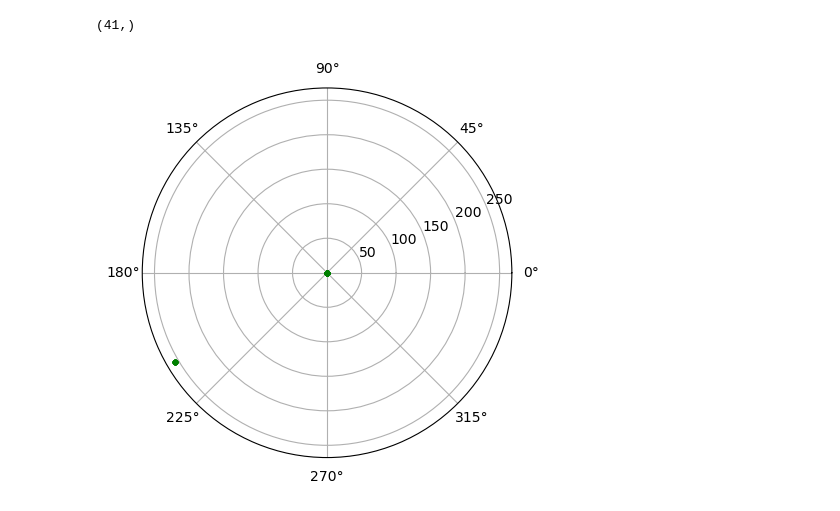
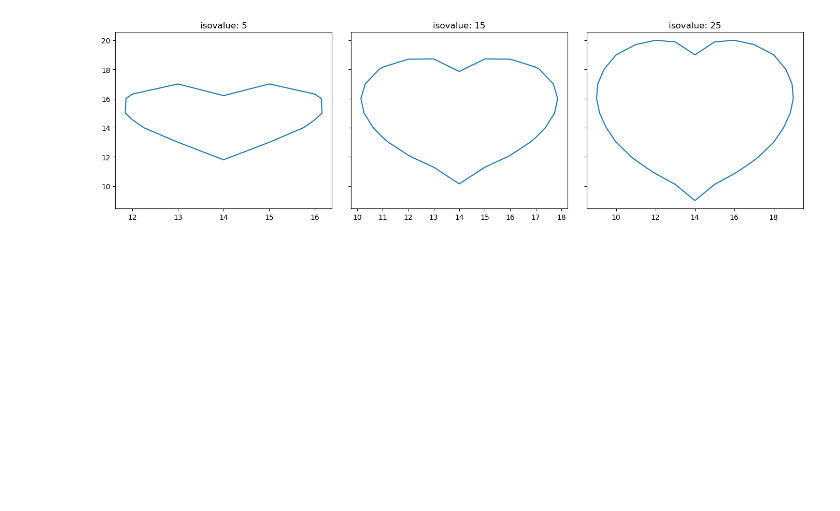
Before and after one commit to DinisDimitris/Marching-Squares-Synthesis, a Jupyter notebook: DataGenerator.ipynb, the cells around one changed output. Saved outputs shown, nothing was run; the diff lists cells and outputs as text; code cells hidden in the pictures; blank space fills up the shorter version.

```diff
--- a/DataGenerator.ipynb
+++ b/DataGenerator.ipynb
@@ -168,21 +173,24 @@ df, dy = gen_uniform_dataset(1000, 0)
 contours_as_images = gen_images_from_contours(df, external_save=False)
 np.savez("dataset/shape_data" + ".npz", contours = contours_as_images, labels = dy)
 # %%
-df[-1][0].shape
+heart = get_implicit_cords("heart")
+
+
+iso = [5, 15, 25]
+
+f, ax = plt.subplots(1, 3,sharex='col', sharey='row' )
+plt.rcParams["figure.figsize"] = (13,4)
+plt.tight_layout()
+curr = 0
+for i in iso:
+    cont = get_contour(heart, i)
+
+    for contour in cont:
+        ax[curr].plot(contour[:,0], contour[:,1])
+        ax[curr].title.set_text("isovalue: " + str(i))
+    curr +=1
 # %% [output]
-(41,)
+[figure, added]
-# %%
-plt.axes(projection = 'polar')
-
-# plotting the spiral
-for rad in contours_as_images[-3]:
-    r = rad
-    plt.polar(rad, r, 'g.')
-
-# display the polar plot
-plt.show()
-# %% [output]
-[figure, removed]
 # %%
 contours = df[-1]
 fig, ax = plt.subplots()
```
Also changed, not shown: parts of 7 cells of this notebook, 5 other files.
